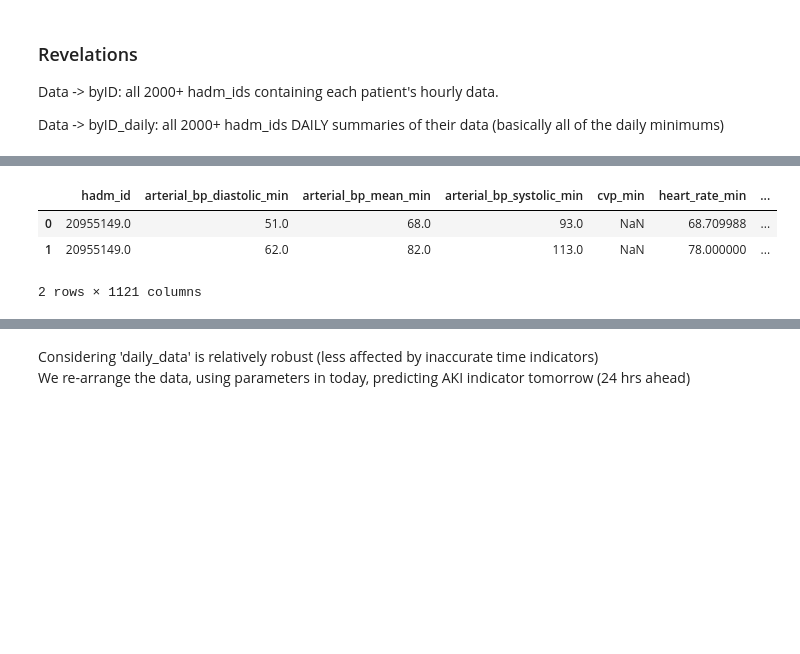
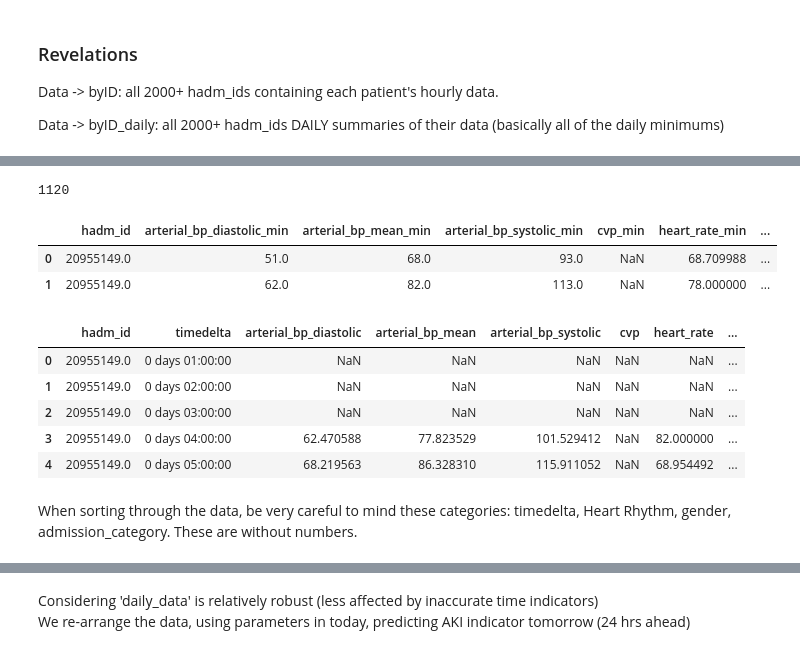
Before and after one commit to faithz314/surf24, a Jupyter notebook: Prep1-PredictionSize.ipynb, the cells around one changed output, grey strips where cells are left out. Saved outputs shown, nothing was run; the diff lists cells and outputs as text; code cells hidden in the pictures; blank space fills up the shorter version.

```diff
--- a/Prep1-PredictionSize.ipynb
+++ b/Prep1-PredictionSize.ipynb
@@ -82,11 +49,68 @@ for id in train_ids:
+# %%
+hourly = pd.read_pickle('C:/Users/faith/OneDrive/Documents/FaithZhang/SURF/RealTimeDetection/Data/byID/20955149.pkl')
+hourly.head()
+hourly_df= pd.DataFrame(hourly)
+
+non_numeric_columns = []
+
+for col in hourly.columns:
+    if hourly[col].dtype == object:  # Check if column contains objects (usually strings)
+        non_numeric_columns.append(col)
+
+
+
+#WITHOUT NUMBRES: timedelta, Heart Rhythm, gender, admission_category
+
+
+hourly_compounds= hourly.iloc[:, 2:550]
+compounds_and_occurences= hourly.iloc[:, 2:576]
+
+#calculate and min values of compounds and max values of compounds + occurences and concatenate them together
+compounds_grouped_mins= hourly_compounds.drop(columns= ['Heart Rhythm']).groupby(hourly_compounds.index // 12).min()
+compounds_grouped_mins.columns = [col + "_min" for col in compounds_grouped_mins.columns]
+grouped_maxs= compounds_and_occurences.drop(columns= ['Heart Rhythm', 'gender', 'admission_category']).groupby(compounds_and_occurences.index // 12).max()
+grouped_maxs.columns = [col + "_max" for col in grouped_maxs.columns]
+grouped = pd.concat([compounds_grouped_mins, grouped_maxs], axis=1)
+
+
+
+#Add ID to the front of the list and gender between age and basline creatinine
+id_values= [20955149]*len(grouped)
+twelvehour_vitals = pd.DataFrame({'hadm_id': id_values, **grouped})
+gender_values= [hourly['gender'][0]]*len(grouped)
+
+twelvehour_vitals.insert(loc = 550,
+          column = 'gender',
+          value = gender_values)
+
+#DIDN'T ADD FOR SOME REASON?!?!?!?
+
+
+
+#ADD AKI in 12 hours to the list
+
+len(twelvehour_vitals.columns)
+# %% [output]
+1120
 # %%
 # prep test code for actual code below
-temp = pd.read_pickle('C:/Users/faith/OneDrive/Documents/FaithZhang/SURF/RealTimeDetection/Data/byID_daily/20955149.pkl')
-temp
-
-#this is the daily patient aki result i guess??
+daily = pd.read_pickle('C:/Users/faith/OneDrive/Documents/FaithZhang/SURF/RealTimeDetection/Data/byID_daily/20955149.pkl')
+dailydf= pd.DataFrame(daily)
+pd.set_option('display.max_columns', None)  # None means unlimited columns displayed
+daily
 # %% [output]
 |  | hadm_id | arterial_bp_diastolic_min | arterial_bp_mean_min | arterial_bp_systolic_min | cvp_min | heart_rate_min | ... |
 | 0 | 20955149.0 | 51.0 | 68.0 | 93.0 | NaN | 68.709988 | ... |
 | 1 | 20955149.0 | 62.0 | 82.0 | 113.0 | NaN | 78.000000 | ... |
-2 rows × 1121 columns
+# %%
+hourlydf= pd.DataFrame(hourly)
+hourlydf.head()
+# %% [output]
+|  | hadm_id | timedelta | arterial_bp_diastolic | arterial_bp_mean | arterial_bp_systolic | cvp | heart_rate | ... |
+| 0 | 20955149.0 | 0 days 01:00:00 | NaN | NaN | NaN | NaN | NaN | ... |
+| 1 | 20955149.0 | 0 days 02:00:00 | NaN | NaN | NaN | NaN | NaN | ... |
+| 2 | 20955149.0 | 0 days 03:00:00 | NaN | NaN | NaN | NaN | NaN | ... |
+| 3 | 20955149.0 | 0 days 04:00:00 | 62.470588 | 77.823529 | 101.529412 | NaN | 82.000000 | ... |
+| 4 | 20955149.0 | 0 days 05:00:00 | 68.219563 | 86.328310 | 115.911052 | NaN | 68.954492 | ... |
+# %% [markdown]
+When sorting through the data, be very careful to mind these categories: timedelta, Heart Rhythm, gender, admission_category. These are without numbers.
```
Also changed, not shown: parts of 5 cells of this notebook, 4 other files.
